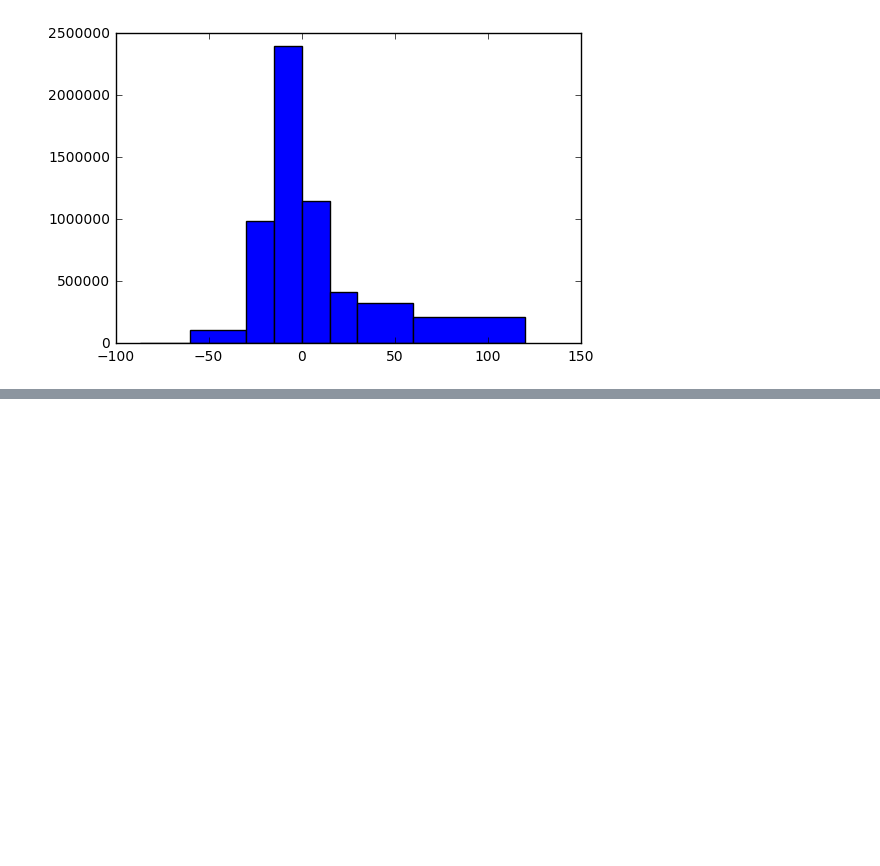
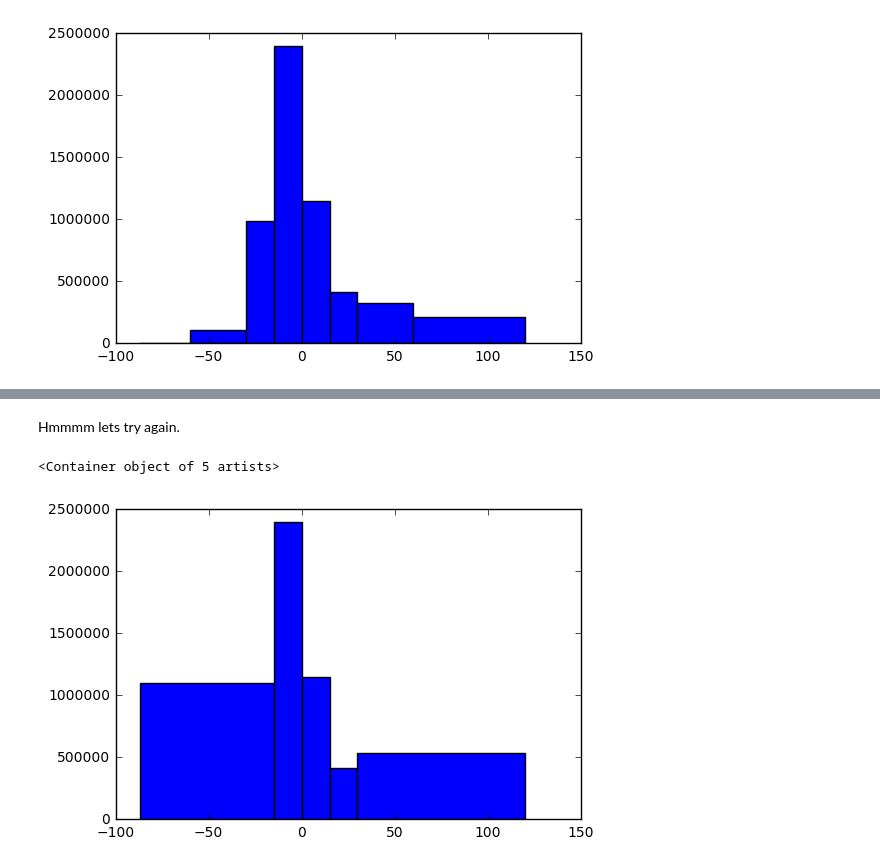
Before and after one commit to Crisliu/Agile-Data-Science, a Jupyter notebook: ch09/Debugging Prediction Problems.ipynb, the cells around one changed output, grey strips where cells are left out. Drawn from its saved outputs; the diff is of its cells as text; code cells hidden in the pictures; blank space fills up the shorter version.

```diff
--- a/ch09/Debugging Prediction Problems.ipynb
+++ b/ch09/Debugging Prediction Problems.ipynb
@@ -227,0 +258,16 @@ We can see here that there is a strong mean in our data around 0-15, and that mo
+# %% [markdown]
+Hmmmm lets try again.
+# %%
+%matplotlib inline
+
+buckets = [-87.0, -15, 0, 15, 30, 120]
+rdd_histogram_data = ml_bucketized_features\
+  .select("ArrDelay")\
+  .rdd\
+  .flatMap(lambda x: x)\
+  .histogram(buckets)
+
+create_hist(rdd_histogram_data)
+# %% [output]
+<Container object of 5 artists>
+[figure, added]
```
Also changed, not shown: parts of 16 cells of this notebook.
